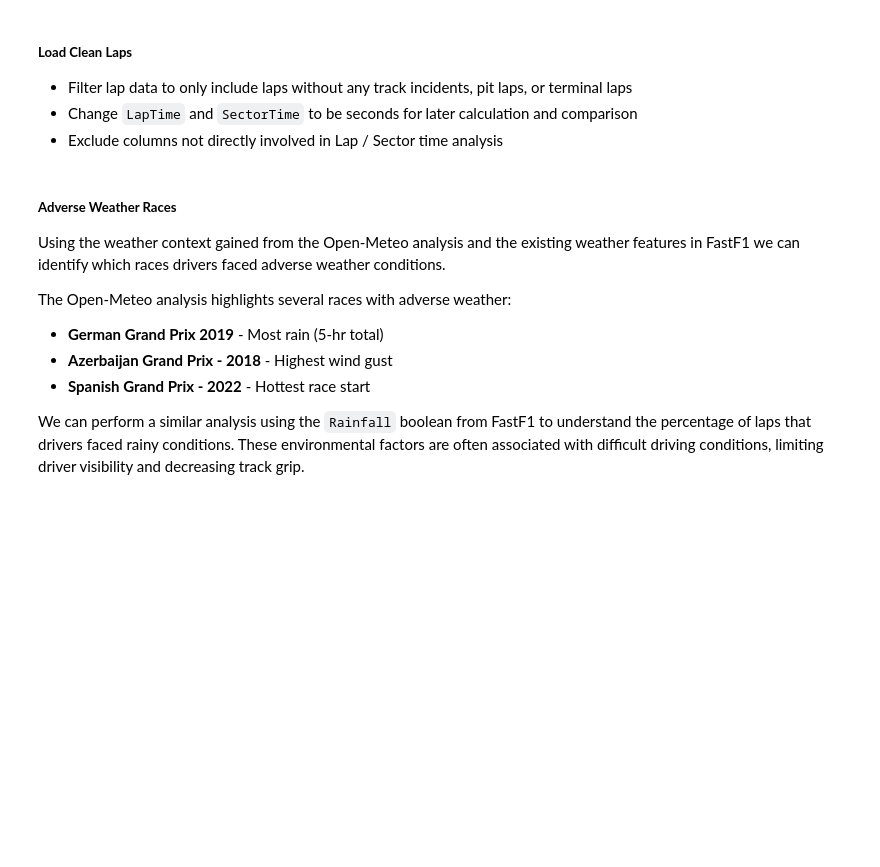
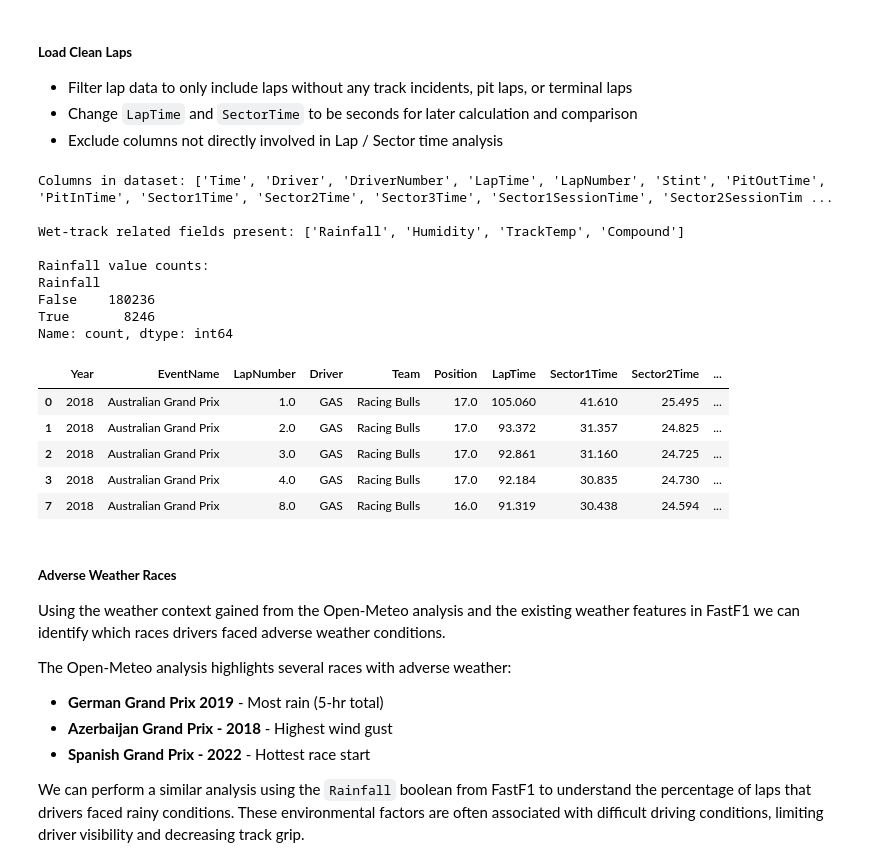
Before and after one commit to CodyRB24/mads-f1-analysis, a Jupyter notebook: notebooks/race_analysis_vamsi.ipynb, the cells around one changed output. Saved outputs shown, nothing was run; the diff lists cells and outputs as text; code cells hidden in the pictures; blank space fills up the shorter version.

Commit message:
Updated notebooks to use the new pickle file

```diff
--- a/notebooks/race_analysis_vamsi.ipynb
+++ b/notebooks/race_analysis_vamsi.ipynb
@@ -31,33 +53,49 @@ from scipy import stats
 # %%
 time_cols = ['LapTime', 'Sector1Time', 'Sector2Time', 'Sector3Time']
 
 analysis_cols = [
     'Year', 'EventName', 'LapNumber', 'Driver', 'Team', 'Position',
     'LapTime', 'Sector1Time', 'Sector2Time', 'Sector3Time',
     'Rainfall', 'AirTemp', 'Humidity', 'Pressure', 'TrackTemp',
     'WindSpeed', 'WindDirection'
 ]
 
 # Load race data
-race_data = pd.read_csv('../data/lap_weather_data_2018_2025.csv')
+race_data = pd.read_pickle('../data/f1_lap_weather_data.pkl')
 
 # Convert time columns to seconds
 for col in time_cols:
     race_data[col] = pd.to_timedelta(race_data[col]).dt.total_seconds()
 
 clean_laps = (
     race_data.loc[
         (race_data['TrackStatus'] == 1)
         & (race_data['IsPitLap'] == False)
         & (race_data['IsTerminalLap'] == False),
         analysis_cols
     ]
 )
 
 print(f"Columns in dataset: {list(race_data.columns)}")
 print(f"\nWet-track related fields present: {[c for c in ['Rainfall','Humidity','TrackTemp','Compound'] if c in race_data.columns]}")
 print(f"\nRainfall value counts:\n{race_data['Rainfall'].value_counts()}")
 clean_laps.head()
+# %% [output]
+Columns in dataset: ['Time', 'Driver', 'DriverNumber', 'LapTime', 'LapNumber', 'Stint', 'PitOutTime', 'PitInTime', 'Sector1Time', 'Sector2Time', 'Sector3Time', 'Sector1SessionTime', 'Sector2SessionTim ...
+
+Wet-track related fields present: ['Rainfall', 'Humidity', 'TrackTemp', 'Compound']
+
+Rainfall value counts:
+Rainfall
+False    180236
+True       8246
+Name: count, dtype: int64
+|  | Year | EventName | LapNumber | Driver | Team | Position | LapTime | Sector1Time | Sector2Time | ... |
+| 0 | 2018 | Australian Grand Prix | 1.0 | GAS | Racing Bulls | 17.0 | 105.060 | 41.610 | 25.495 | ... |
+| 1 | 2018 | Australian Grand Prix | 2.0 | GAS | Racing Bulls | 17.0 | 93.372 | 31.357 | 24.825 | ... |
+| 2 | 2018 | Australian Grand Prix | 3.0 | GAS | Racing Bulls | 17.0 | 92.861 | 31.160 | 24.725 | ... |
+| 3 | 2018 | Australian Grand Prix | 4.0 | GAS | Racing Bulls | 17.0 | 92.184 | 30.835 | 24.730 | ... |
+| 7 | 2018 | Australian Grand Prix | 8.0 | GAS | Racing Bulls | 16.0 | 91.319 | 30.438 | 24.594 | ... |
 # %% [markdown]
 ##### **Adverse Weather Races**
 
```
Also changed, not shown: parts of 7 cells of this notebook, 5 other files.
